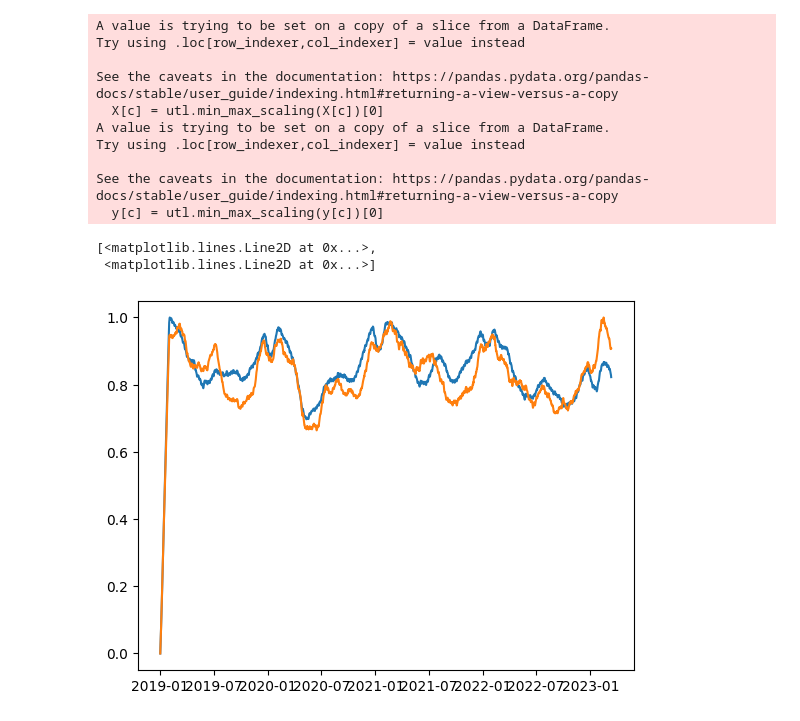
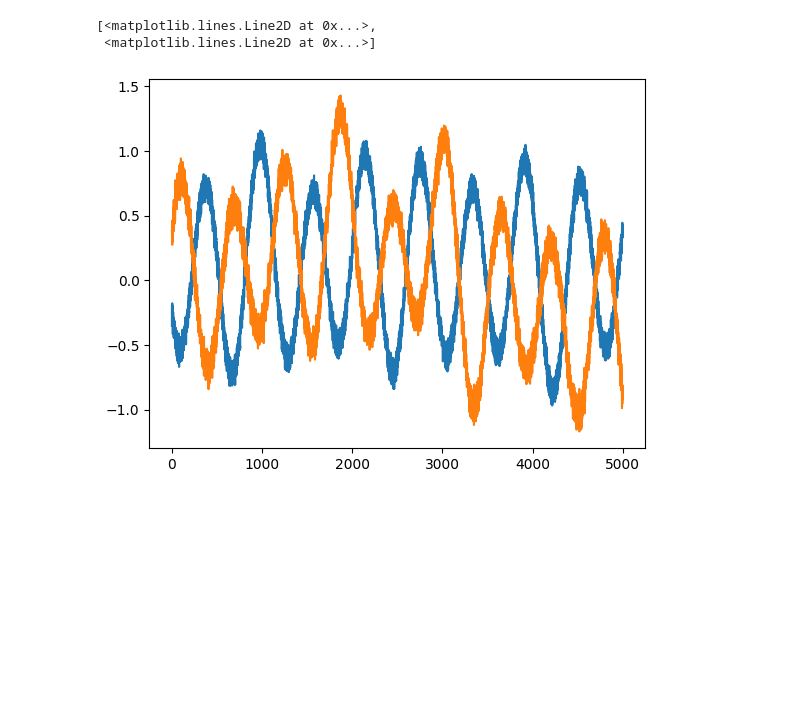
Before and after one commit to AndresFrancoG/MLModels, a Jupyter notebook: notebooks/multilayer_perceptron.ipynb, the cells around one changed output. Drawn from its saved outputs; the diff is of its cells as text; code cells hidden in the pictures; blank space fills up the shorter version.

Commit message:
ADD: MLP Training with dummy data

```diff
--- a/notebooks/multilayer_perceptron.ipynb
+++ b/notebooks/multilayer_perceptron.ipynb
@@ -9,3 +10,21 @@ from scipy.optimize import minimize
 import sys
 sys.path.insert(0, '../scripts/')
 import utils as utl
+# %%
+df = pd.read_csv('../data/1.raw/regression.csv')
+X_cols = ['in_0', 'in_1', 'in_2', 'in_3', 'in_4']
+y_col = ['out_0', 'out_1']
+
+X = df[X_cols]
+# for c in X.columns:
+#     X[c] = utl.min_max_scaling(X[c])[0]
+
+y = df.reset_index()[y_col]
+# for c in y.columns:
+#     y[c] = utl.min_max_scaling(y[c])[0]
+
+plt.plot(y)
+# %% [output]
+[<matplotlib.lines.Line2D at 0x...>,
+ <matplotlib.lines.Line2D at 0x...>]
+[figure, added]
@@ -54,30 +94,0 @@ def predict(X):
-# %%
-df = pd.read_csv('../data/1.raw/electricityConsumptionAndProductioction.csv', parse_dates=['DateTime'],index_col=['DateTime'])
-X_cols = ['Nuclear', 'Wind', 'Hydroelectric', 'Oil and Gas', 'Coal', 'Solar', 'Biomass']
-y_col = ['Consumption', 'Production']
-
-df = df.rolling('30d').sum()
-
-X = df[X_cols]
-for c in X.columns:
-    X[c] = utl.min_max_scaling(X[c])[0]
-
-y = df[y_col]
-for c in y.columns:
-    y[c] = utl.min_max_scaling(y[c])[0]
-
-plt.plot(y)
-# %% [output]
-A value is trying to be set on a copy of a slice from a DataFrame.
-Try using .loc[row_indexer,col_indexer] = value instead
-
-See the caveats in the documentation: https://pandas.pydata.org/pandas-docs/stable/user_guide/indexing.html#returning-a-view-versus-a-copy
-  X[c] = utl.min_max_scaling(X[c])[0]
-A value is trying to be set on a copy of a slice from a DataFrame.
-Try using .loc[row_indexer,col_indexer] = value instead
-
-See the caveats in the documentation: https://pandas.pydata.org/pandas-docs/stable/user_guide/indexing.html#returning-a-view-versus-a-copy
-  y[c] = utl.min_max_scaling(y[c])[0]
-[<matplotlib.lines.Line2D at 0x...>,
- <matplotlib.lines.Line2D at 0x...>]
-[figure, removed]
```
Also changed, not shown: parts of 12 cells of this notebook, 2 other files.
